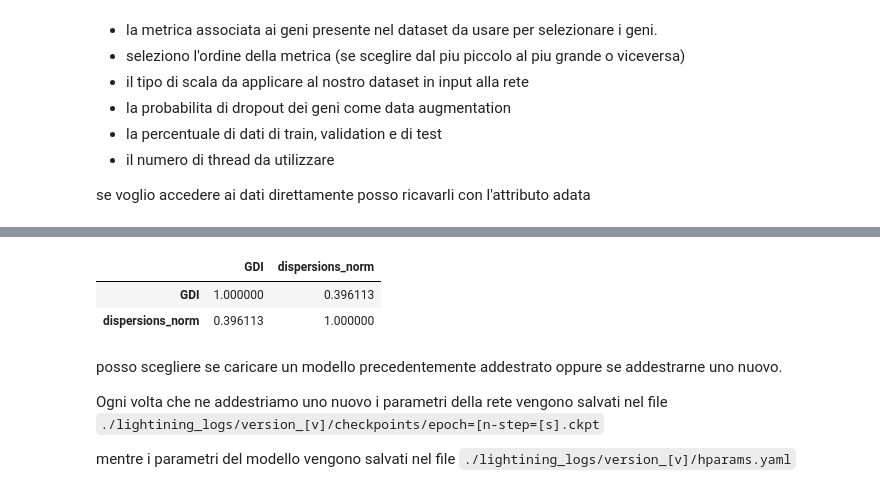
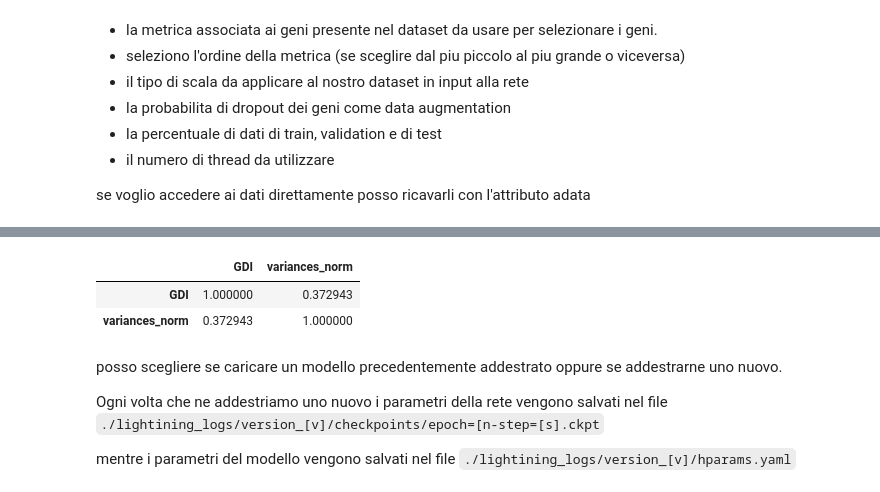
Before and after one commit to francescosaveriomanfredi/tirocinio-autoencoder, a Jupyter notebook: datasets/dataset1/saverio/notebook2.ipynb, the cells around one changed output, grey strips where cells are left out. Cells and saved outputs as stored; diff of their text form; code cells hidden in the pictures.

```diff
--- a/datasets/dataset1/saverio/notebook2.ipynb
+++ b/datasets/dataset1/saverio/notebook2.ipynb
@@ -80,9 +80,9 @@ AnnData object with n_obs × n_vars = 68579 × 3072
 # %%
-dls.adata.var[["GDI", "dispersions_norm"]].corr()
+dls.adata.var[["GDI", "variances_norm"]].corr()
 # %% [output]
-|  | GDI | dispersions_norm |
-| GDI | 1.000000 | 0.396113 |
-| dispersions_norm | 0.396113 | 1.000000 |
+|  | GDI | variances_norm |
+| GDI | 1.000000 | 0.372943 |
+| variances_norm | 0.372943 | 1.000000 |
 # %% [markdown]
 posso scegliere se caricare un modello precedentemente addestrato oppure se addestrarne uno nuovo.
 
```
Also changed, not shown: parts of 6 cells of this notebook, 3 other files.
